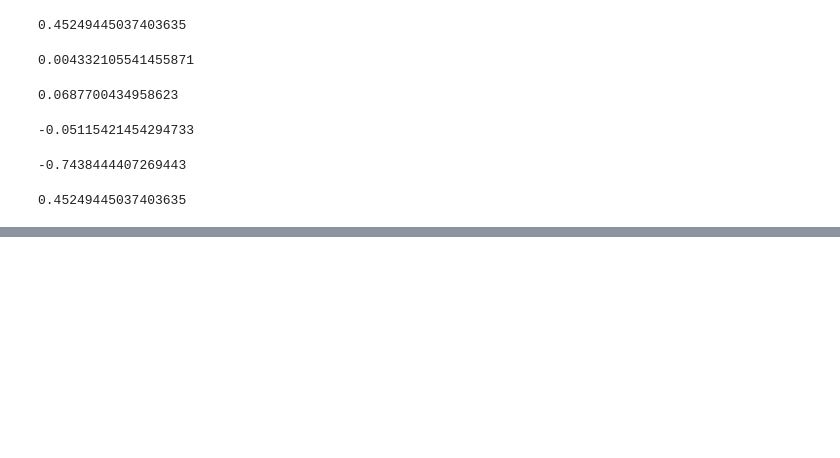
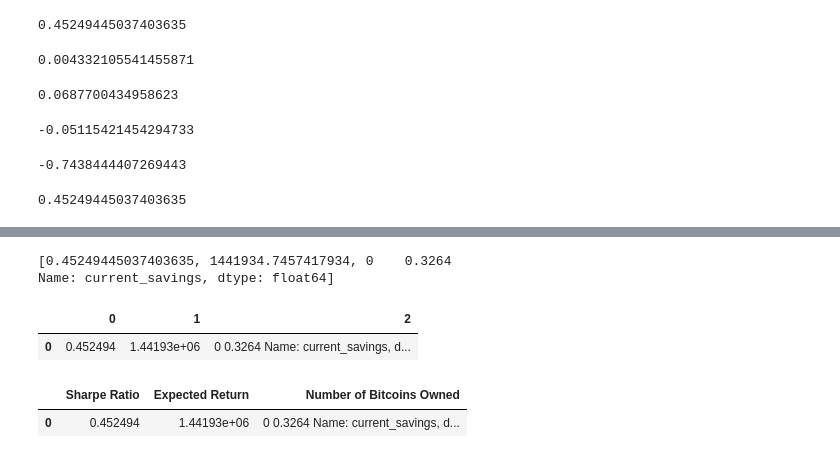
Before and after one commit to billysco/portfolio_perfector, a Jupyter notebook: main_financials.ipynb, the cells around one changed output, grey strips where cells are left out. Cells and saved outputs as stored; diff of their text form; code cells hidden in the pictures; blank space fills up the shorter version.

```diff
--- a/main_financials.ipynb
+++ b/main_financials.ipynb
@@ -340 +340,4 @@ max             1.677908e+07
 Name: 7560, dtype: float64
+# %%
+mean_return = cumulative_returns['mean']
+print(mean_return)
@@ -424 +434,19 @@ print(btc_owned)
 Name: current_savings, dtype: float64
+# %%
+user_output = [portfolio_sharpe_ratio,mean_return,btc_owned]
+# output1 = [portfolio_sharpe_ratio]
+# output2 = [mean_return]
+# output3 = [btc_owned]
+# output = [output1,output2,output3]
+print(user_output)
+# %% [output]
+[0.45249445037403635, 1441934.7457417934, 0    0.3264
+Name: current_savings, dtype: float64]
+# %%
+# df_output = pd.DataFrame(user_output,columns=['Sharpe Ratio','Expected Return','Number of Bitcoins Owned'])
+# df_output.head()
+df = pd.DataFrame(user_output).transpose()
+df.head()
+# %% [output]
+|  | 0 | 1 | 2 |
+| 0 | 0.452494 | 1.44193e+06 | 0 0.3264 Name: current_savings, d... |
@@ -424,0 +455,5 @@ Name: current_savings, dtype: float64
+# %%
+df.head()
+# %% [output]
+|  | Sharpe Ratio | Expected Return | Number of Bitcoins Owned |
+| 0 | 0.452494 | 1.44193e+06 | 0 0.3264 Name: current_savings, d... |
```
Also changed, not shown: parts of 11 cells of this notebook, 1 other file.
